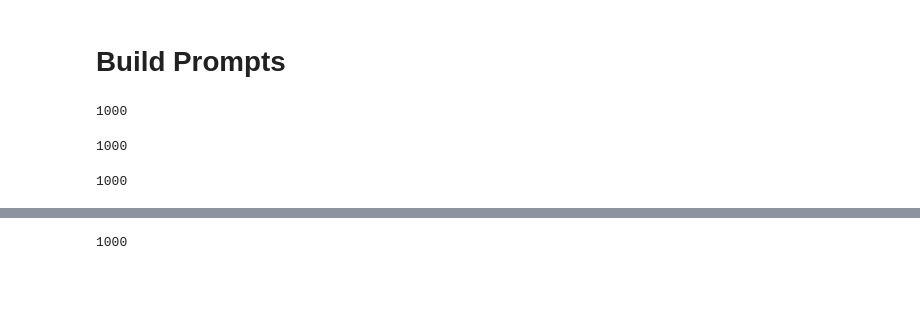
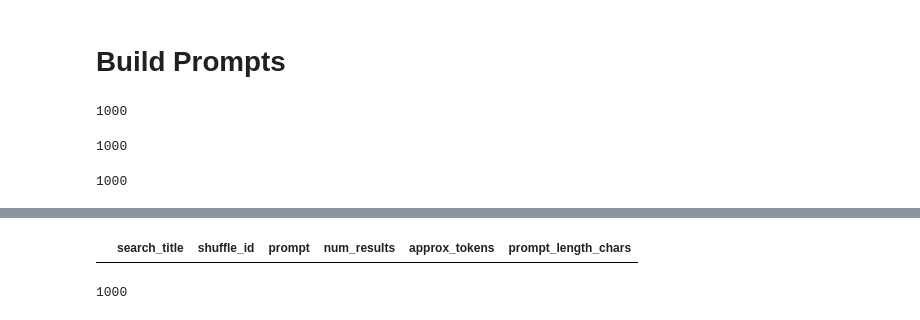
Before and after one commit to MariaLuizaCw/Fake-News-Detector, a Jupyter notebook: scripts/prompt_scripts/generate_prompts.ipynb, the cells around one changed output, grey strips where cells are left out. Drawn from its saved outputs; the diff is of its cells as text; code cells hidden in the pictures; blank space fills up the shorter version.

```diff
--- a/scripts/prompt_scripts/generate_prompts.ipynb
+++ b/scripts/prompt_scripts/generate_prompts.ipynb
@@ -346,3 +395,7 @@ df_test3.to_sql(
+# %%
+df_test3[df_test3['shuffle_id'] == '121']
+# %% [output]
+|  | search_title | shuffle_id | prompt | num_results | approx_tokens | prompt_length_chars |
 # %%
 df_test3 = generate_prompts(filtered_by_title, mode="test4")
 
```
Also changed, not shown: parts of 4 cells of this notebook, 3 other files.
